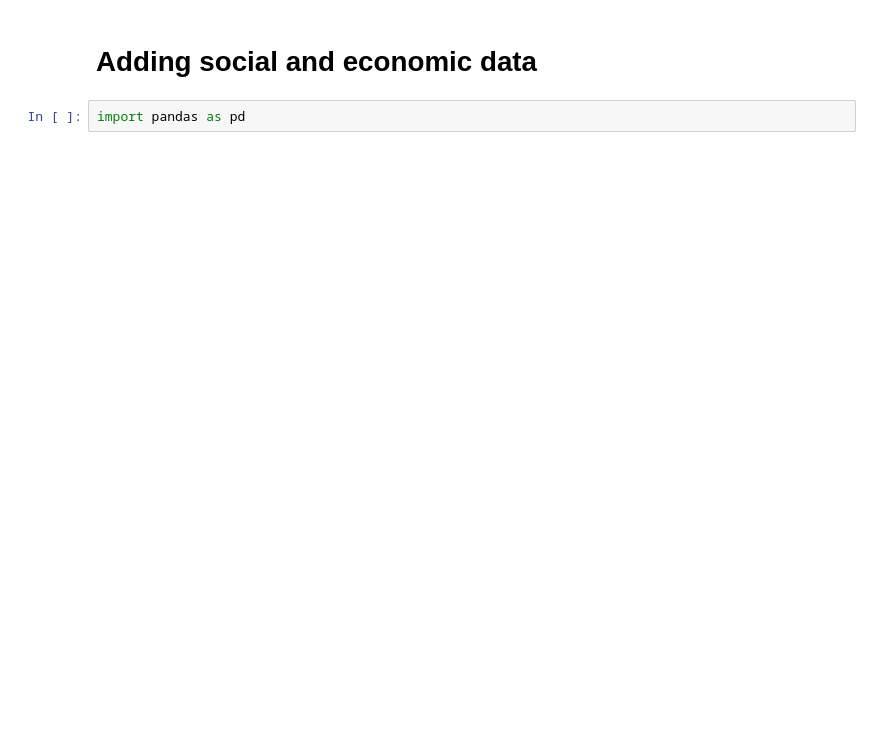
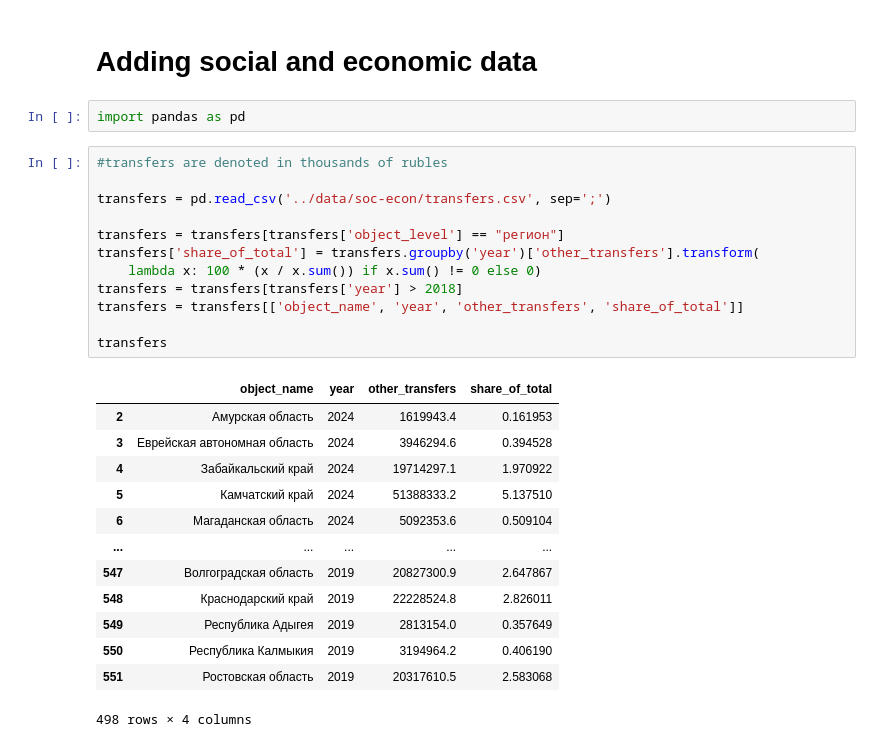
Before and after one commit to ahalian/Thesis, a Jupyter notebook: data_management/soc_econ.ipynb, the cells around one changed output. Cells and saved outputs as stored; diff of their text form; blank space fills up the shorter version.

```diff
--- a/data_management/soc_econ.ipynb
+++ b/data_management/soc_econ.ipynb
@@ -2,3 +2,29 @@
 # Adding social and economic data
 # %%
 import pandas as pd
+# %%
+#transfers are denoted in thousands of rubles
+
+transfers = pd.read_csv('../data/soc-econ/transfers.csv', sep=';')
+
+transfers = transfers[transfers['object_level'] == "регион"]
+transfers['share_of_total'] = transfers.groupby('year')['other_transfers'].transform(
+    lambda x: 100 * (x / x.sum()) if x.sum() != 0 else 0)
+transfers = transfers[transfers['year'] > 2018]
+transfers = transfers[['object_name', 'year', 'other_transfers', 'share_of_total']]
+
+transfers
+# %% [output]
+|  | object_name | year | other_transfers | share_of_total |
+| 2 | Амурская область | 2024 | 1619943.4 | 0.161953 |
+| 3 | Еврейская автономная область | 2024 | 3946294.6 | 0.394528 |
+| 4 | Забайкальский край | 2024 | 19714297.1 | 1.970922 |
+| 5 | Камчатский край | 2024 | 51388333.2 | 5.137510 |
+| 6 | Магаданская область | 2024 | 5092353.6 | 0.509104 |
+| ... | ... | ... | ... | ... |
+| 547 | Волгоградская область | 2019 | 20827300.9 | 2.647867 |
+| 548 | Краснодарский край | 2019 | 22228524.8 | 2.826011 |
+| 549 | Республика Адыгея | 2019 | 2813154.0 | 0.357649 |
+| 550 | Республика Калмыкия | 2019 | 3194964.2 | 0.406190 |
+| 551 | Ростовская область | 2019 | 20317610.5 | 2.583068 |
+498 rows × 4 columns
```
Also changed, not shown: parts of 9 cells of this notebook, 2 other files.
